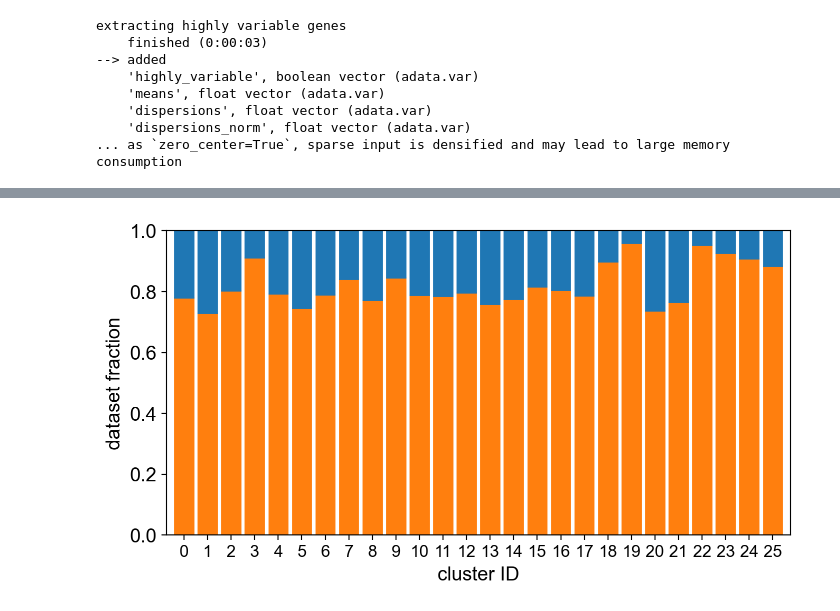
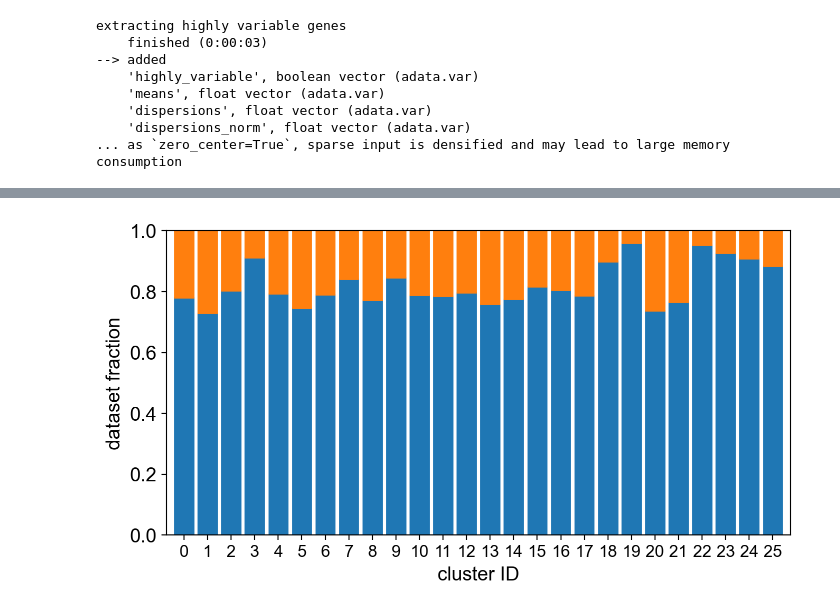
Before and after one commit to ryan-gorzek/trachtenberg-lab, a Jupyter notebook: transcriptomics/UPB/mix_datasets_Mouse_V1_Bar.ipynb, the cells around one changed output, grey strips where cells are left out. Cells and saved outputs as stored; diff of their text form; code cells hidden in the pictures.

```diff
--- a/transcriptomics/UPB/mix_datasets_Mouse_V1_Bar.ipynb
+++ b/transcriptomics/UPB/mix_datasets_Mouse_V1_Bar.ipynb
@@ -98,30 +96,29 @@ sc.pl.umap(adata, color=["dataset"], alpha=1, size=1)
 # %%
 cluster_ids = sorted(np.unique(adata.obs["leiden"]).astype(int))
 sample_fractions = []
 for sample in ["Cell Paper", "Projection-seq"]:
     sf = []
     for cluster in cluster_ids:
         adata_clust = adata[adata.obs["leiden"] == str(cluster), :]
         sf.append(np.sum(adata_clust.obs["dataset"] == sample) / adata_clust.shape[0])
     sample_fractions.append(sf)
 
 fig, ax = plt.subplots()
 bottom = np.zeros(len(cluster_ids))
-for sf, col in zip(sample_fractions, adata.uns["dataset_colors"][::-1]):
+for sf, col in zip(sample_fractions, adata.uns["dataset_colors"]):
     ax.bar(cluster_ids, sf, color=col, edgecolor=col, bottom=bottom)
     bottom += np.array(sf)
-# ax.hlines(0.5, -1, np.max(cluster_ids) + 1, color="k", linestyle="--", linewidth=1)
 ax.set_xlabel("cluster ID")
 ax.set_xlim((-0.75, np.max(cluster_ids) + 0.75))
 ax.set_xticks(cluster_ids)
 ax.set_xticklabels(cluster_ids, fontsize=12)
 ax.set_ylabel("dataset fraction")
 ax.set_ylim((0, 1))
 ax.grid(False)
 fig.set_size_inches(8, 4)
 plt.show(block=False)
 # %% [output]
-[figure, old version]
+[figure, new version]
 # %%
 sc.pl.umap(adata, color=["Subclass"], legend_loc="on data", na_in_legend=False, legend_fontsize=8)
 # %% [output]
```
Also changed, not shown: parts of 13 cells of this notebook, 13 other files.
